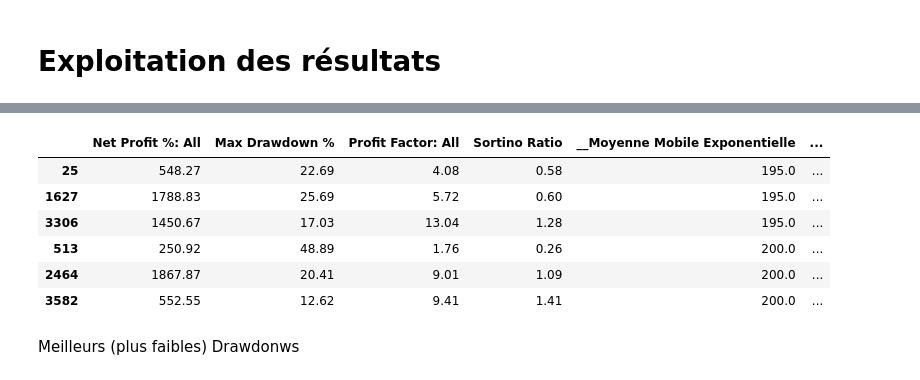
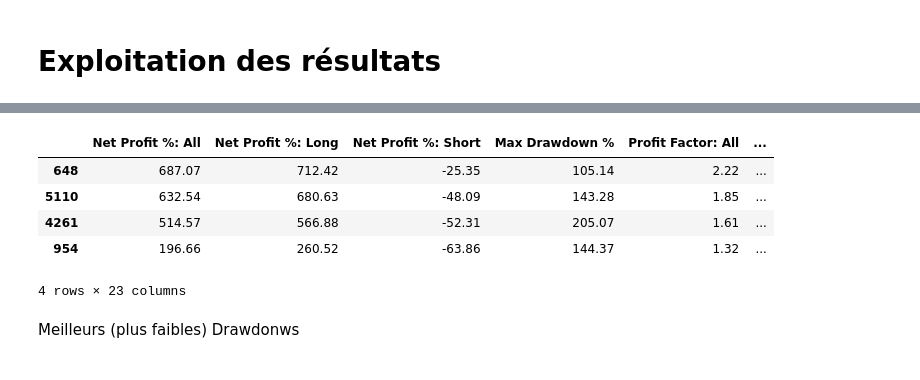
Before and after one commit to AxelRK200/strategies_backtesting, a Jupyter notebook: TradingView_parameters.ipynb, the cells around one changed output, grey strips where cells are left out. Cells and saved outputs as stored; diff of their text form; code cells hidden in the pictures.

```diff
--- a/TradingView_parameters.ipynb
+++ b/TradingView_parameters.ipynb
@@ -76,9 +79,19 @@ all_cols
 # %%
 short_cols_selection = [
 'Net Profit %: All',
+'Net Profit %: Long',
+'Net Profit %: Short',
 'Max Drawdown %',
 'Profit Factor: All',
+'Profit Factor: Long',
+'Profit Factor: Short',
 'Sortino Ratio',
+'Percent Profitable: All',
+'Percent Profitable: Long',
+'Percent Profitable: Short',
+'Total Closed Trades: All',
+'Total Closed Trades: Long',
+'Total Closed Trades: Short',
 '__Moyenne Mobile Exponentielle',
 '__STC length',
 '__Fast length',
@@ -86,14 +99,14 @@ short_cols_selection = [
 '__AlphaTrend Period',
 '__AlphaTrend Multiplier',
 '__ATR Stop Loss coefficient',
-'__Ratio TP:SL, soit 1:x',
+'__Ratio TP:SL soit 1:x',
 'Test']
 # %%
 df_light_all_tests = df_all_tests[short_cols_selection]
 df_light_all_tests.reset_index(drop=True, inplace=True)
 # %%
 # Ne conserve que les n premières lignes /catégories
-indexes = df_light_all_tests.groupby(by=["Test"])["Net Profit %: All"].nlargest(1)
+indexes = df_light_all_tests.groupby(by=["Test"])["Net Profit %: Long"].nlargest(1)
 
 # Transforme la serie avec multi index en DataFrame
 df_indexes = indexes.index.to_frame()
@@ -113,15 +124,14 @@ print(best_rows)
 Name: Index_best, dtype: int64
-# %%
-df_best_net_profit = df_light_all_tests.iloc[best_rows]
-df_best_net_profit
-# %% [output]
-|  | Net Profit %: All | Max Drawdown % | Profit Factor: All | Sortino Ratio | __Moyenne Mobile Exponentielle | ... |
-| 25 | 548.27 | 22.69 | 4.08 | 0.58 | 195.0 | ... |
-| 1627 | 1788.83 | 25.69 | 5.72 | 0.60 | 195.0 | ... |
-| 3306 | 1450.67 | 17.03 | 13.04 | 1.28 | 195.0 | ... |
-| 513 | 250.92 | 48.89 | 1.76 | 0.26 | 200.0 | ... |
-| 2464 | 1867.87 | 20.41 | 9.01 | 1.09 | 200.0 | ... |
-| 3582 | 552.55 | 12.62 | 9.41 | 1.41 | 200.0 | ... |
+# %%
+df_best_net_profit_Long = df_light_all_tests.iloc[best_rows]
+df_best_net_profit_Long.sort_values(by=["Net Profit %: Long"], ascending=False)
+# %% [output]
+|  | Net Profit %: All | Net Profit %: Long | Net Profit %: Short | Max Drawdown % | Profit Factor: All | ... |
+| 648 | 687.07 | 712.42 | -25.35 | 105.14 | 2.22 | ... |
+| 5110 | 632.54 | 680.63 | -48.09 | 143.28 | 1.85 | ... |
+| 4261 | 514.57 | 566.88 | -52.31 | 205.07 | 1.61 | ... |
+| 954 | 196.66 | 260.52 | -63.86 | 144.37 | 1.32 | ... |
+4 rows × 23 columns
 # %% [markdown]
 Meilleurs (plus faibles) Drawdonws
 # %%
```
Also changed, not shown: parts of 21 cells of this notebook.
